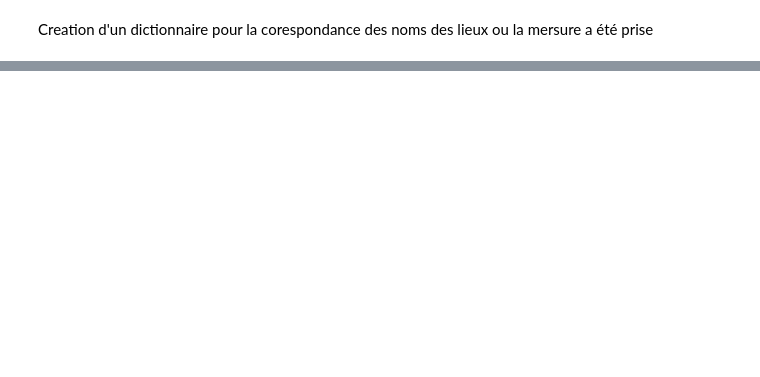
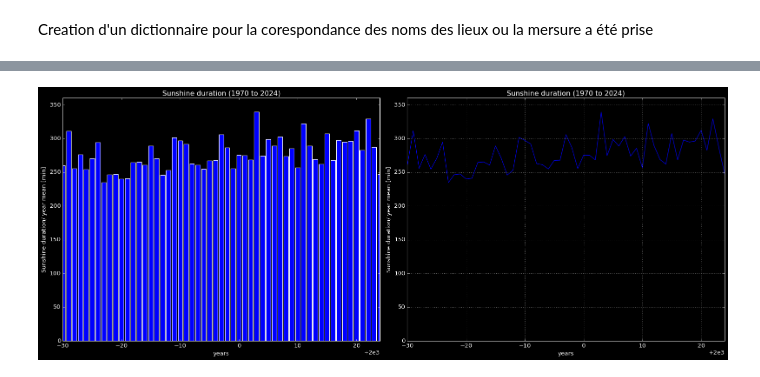
Before and after one commit to Inertie78/StatisticalWeather, a Jupyter notebook: statisticalWeather.ipynb, the cells around one changed output, grey strips where cells are left out. Cells and saved outputs as stored; diff of their text form; code cells hidden in the pictures; blank space fills up the shorter version.

```diff
--- a/statisticalWeather.ipynb
+++ b/statisticalWeather.ipynb
@@ -109,0 +226,5 @@ np.int64(0)
+# %%
+# Suppression des lignes où l'année est inférieure au seuil
+data_frame_1970 = data_frame[data_frame['reference_timestamp'].dt.year >= 1970]
+
+data_frame_1970.head()
@@ -109,0 +240,6 @@ np.int64(0)
+# %%
+df_grouped_1970 = data_frame_1970.groupby(data_frame_1970['reference_timestamp'].dt.year)['sre000d0'].mean().reset_index()
+
+df_grouped_1970.columns = ['year', 'mean']
+
+df_grouped_1970.head()
@@ -109,0 +253,39 @@ np.int64(0)
+# %%
+ligne_sre000d0= columns_id.loc['sre000d0']
+
+unit_sre000d0 = ligne_sre000d0['parameter_unit']
+
+X_sre000d0 = df_grouped_1970['year']
+Y_sre000d0 = df_grouped_1970['mean']
+
+#char graph
+plt.style.use("dark_background")
+
+# Création de deux graphiques horizontaux
+fig, axes = plt.subplots(1, 2, figsize=(20, 8))  # 1 ligne, 2 colonnes
+
+
+
+
+# Premier graphique
+axes[0].bar(X_sre000d0, Y_sre000d0, color='blue')
+axes[0].set_title("Sunshine duration (1970 to 2024)")
+axes[0].set_xlabel("years")
+axes[0].set_ylabel(dict_nameColumns['sre000d0'].replace('daily total', 'year mean') + ' [' +  unit_sre000d0 + ']')
+axes[0].set_xlim(1970, 2024)  # Limite de l'axe X entre 0 et 10
+axes[0].set_ylim(0, 360)  # Limite de l'axe Y entre 0 et 100
+
+# Deuxième graphique
+axes[1].plot(X_sre000d0, Y_sre000d0, color='blue')
+axes[1].set_title("Sunshine duration (1970 to 2024)")
+axes[1].set_xlabel("years")
+axes[1].set_ylabel(dict_nameColumns['sre000d0'].replace('daily total', 'year mean') + ' [' +  unit_sre000d0 + ']')
+axes[1].set_xlim(1970, 2024)  # Limite de l'axe X entre 0 et 10
+axes[1].set_ylim(0, 360)  # Limite de l'axe Y entre 0 et 100
+axes[1].grid(True)
+
+# Ajustement de l'affichage
+plt.tight_layout()
+plt.show()
+# %% [output]
+[figure, added]
```
Also changed, not shown: parts of 29 cells of this notebook, 1 other file.
